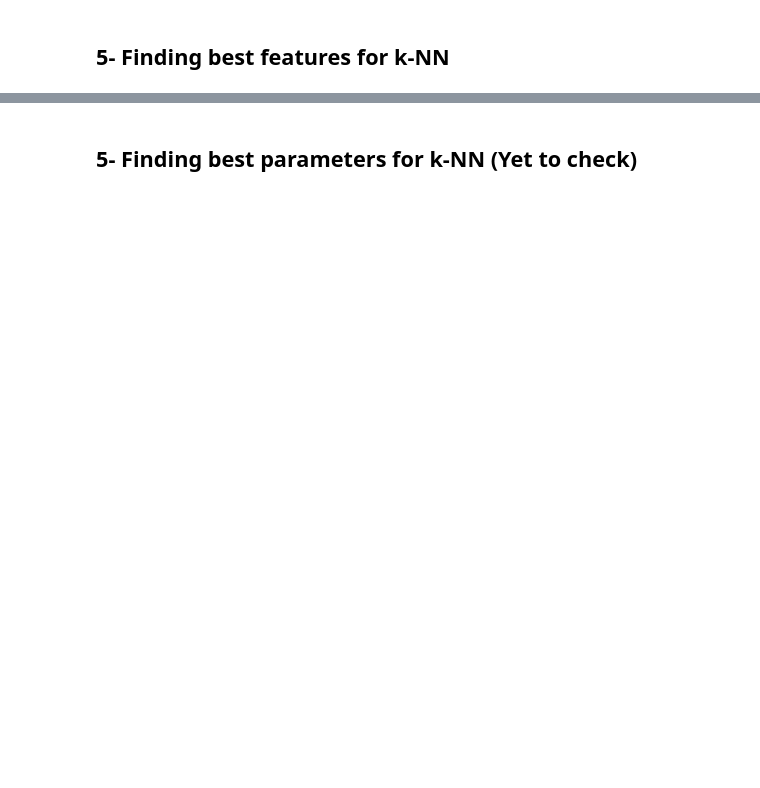
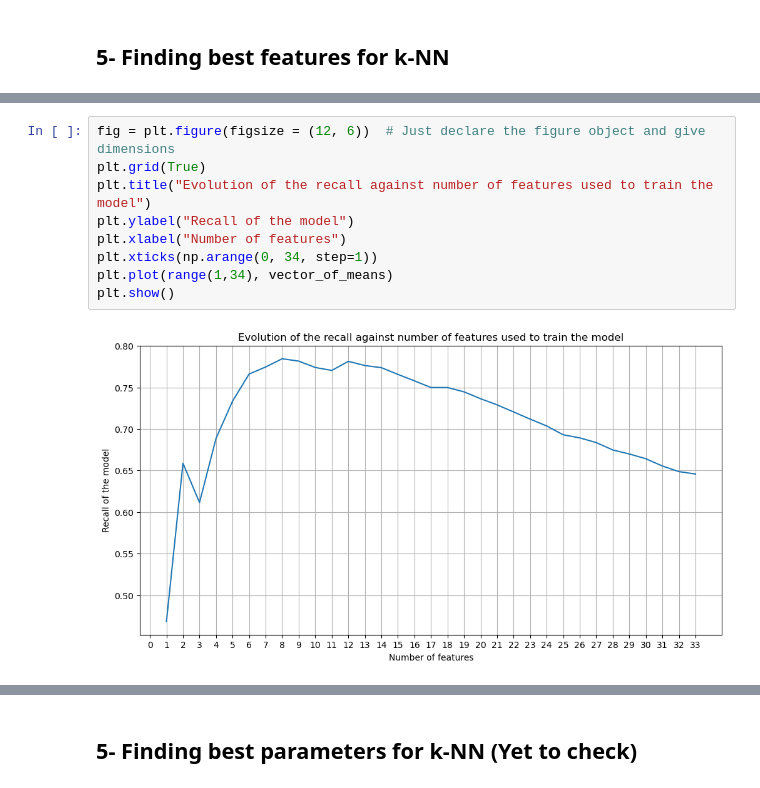
Before and after one commit to alexlafuente/heart_attack_prediction_md, a Jupyter notebook: KNN.ipynb, the cells around one changed output, grey strips where cells are left out. Saved outputs shown, nothing was run; the diff lists cells and outputs as text; blank space fills up the shorter version.

```diff
--- a/KNN.ipynb
+++ b/KNN.ipynb
@@ -265,0 +172,11 @@ weighted avg       0.74      0.73      0.73     63515
+# %%
+fig = plt.figure(figsize = (12, 6))  # Just declare the figure object and give dimensions
+plt.grid(True)
+plt.title("Evolution of the recall against number of features used to train the model")
+plt.ylabel("Recall of the model")
+plt.xlabel("Number of features")
+plt.xticks(np.arange(0, 34, step=1))
+plt.plot(range(1,34), vector_of_means)
+plt.show()
+# %% [output]
+[figure, added]
```
Also changed, not shown: parts of 45 cells of this notebook.
